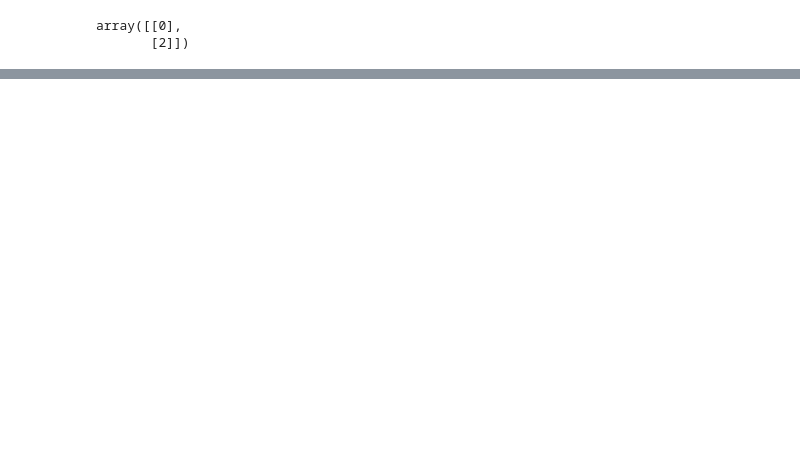
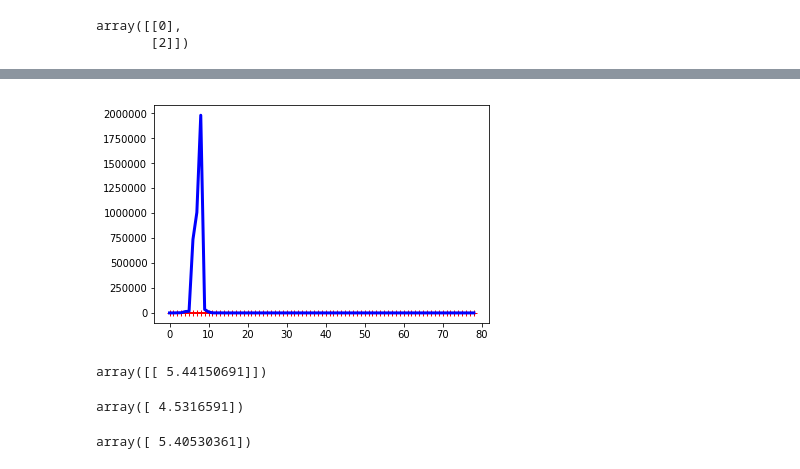
Before and after one commit to DavidSimonyan/DataScience, a Jupyter notebook: Python files/Other/Chapter 4.ipynb, the cells around one changed output, grey strips where cells are left out. Saved outputs shown, nothing was run; the diff lists cells and outputs as text; code cells hidden in the pictures; blank space fills up the shorter version.

```diff
--- a/Python files/Other/Chapter 4.ipynb
+++ b/Python files/Other/Chapter 4.ipynb
@@ -54,0 +155,17 @@ array([[ 4.32522371],
+# %%
+from sklearn.pipeline import Pipeline
+from sklearn.preprocessing import StandardScaler
+
+polynomial_regression = Pipeline((
+    ("poly_features", PolynomialFeatures(degree = 10, include_bias = False)),
+    ("sgd_reg", LinearRegression())
+    ))
+
+poly_scaler = Pipeline([
+        ("poly_features", PolynomialFeatures(degree=90, include_bias=False)),
+        ("std_scaler", StandardScaler()),
+    ])
+
+plot_learning_curves(polynomial_regression, X, y)
+# %% [output]
+[figure, added]
@@ -54,0 +174,13 @@ array([[ 4.32522371],
+# %%
+from sklearn.linear_model import Ridge
+ridge_reg = Ridge(alpha = 1, solver = "cholesky")
+ridge_reg.fit(X, y)
+ridge_reg.predict([[1.5]])
+# %% [output]
+array([[ 5.44150691]])
+# %%
+sgd_reg = SGDRegressor(penalty="l2", max_iter = 5, tol = None)
+sgd_reg.fit(X, y.ravel())
+sgd_reg.predict([[1.5]])
+# %% [output]
+array([ 4.5316591])
@@ -54,0 +189,7 @@ array([[ 4.32522371],
+# %%
+from sklearn.linear_model import Lasso
+lasso_reg = Lasso(alpha = 0.1)
+lasso_reg.fit(X, y)
+lasso_reg.predict([[1.5]])
+# %% [output]
+array([ 5.40530361])
```
Also changed, not shown: parts of 41 cells of this notebook, 4 other files.
